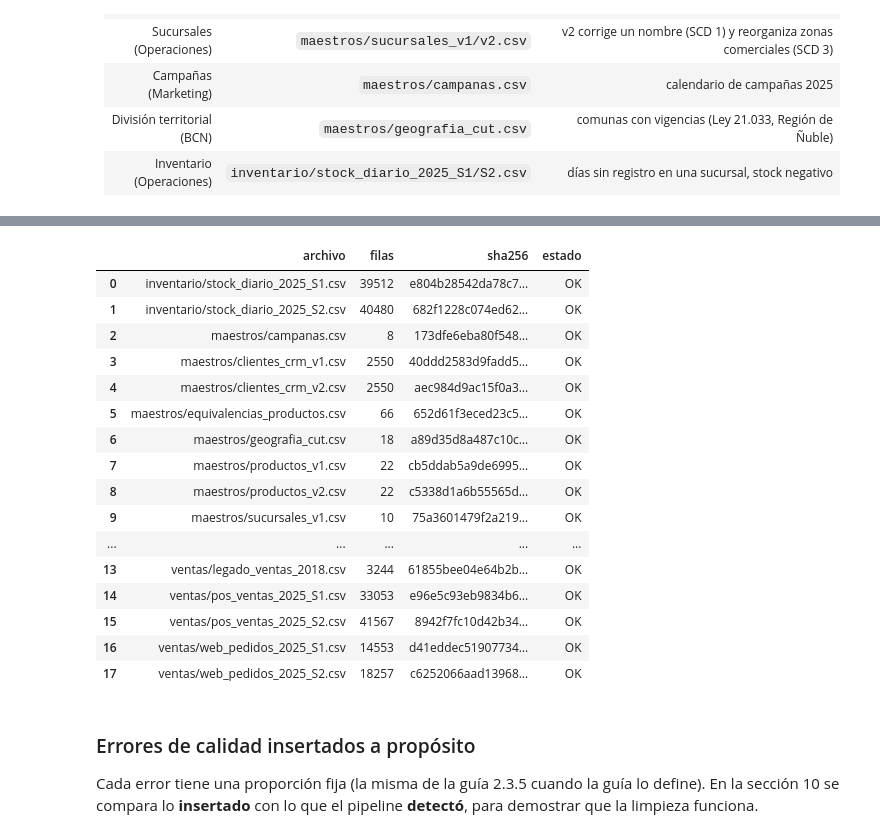
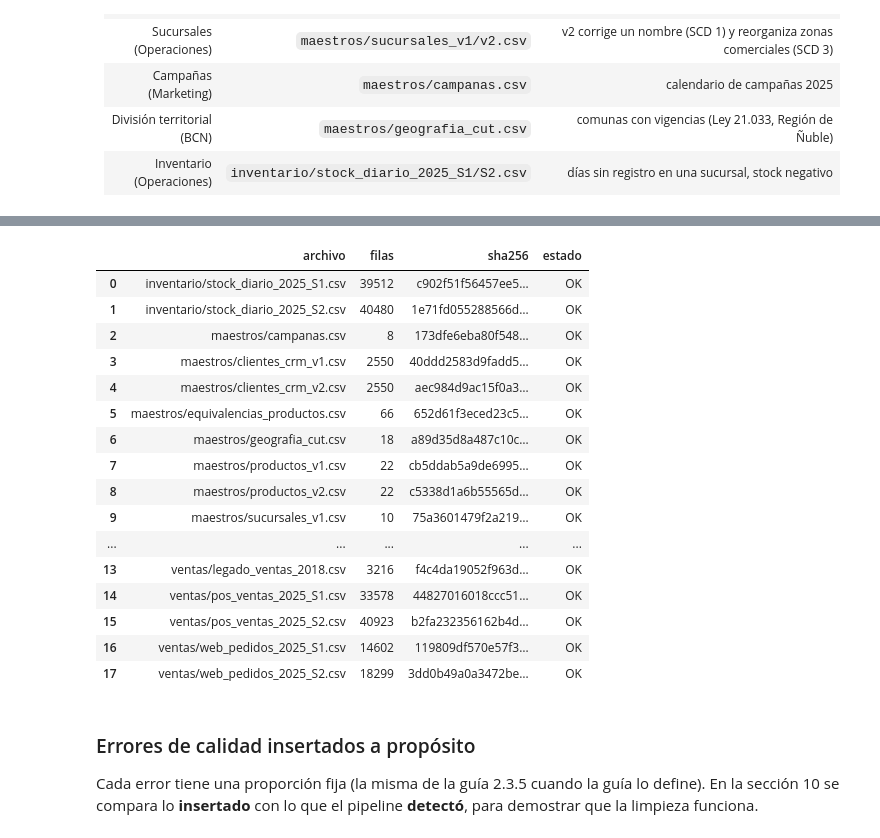
Before and after one commit to JenniferAlbornoz/dataretail360-etl, a Jupyter notebook: notebooks/dataretail360_pipeline.ipynb, the cells around one changed output, grey strips where cells are left out. Cells and saved outputs as stored; diff of their text form; code cells hidden in the pictures.

```diff
--- a/notebooks/dataretail360_pipeline.ipynb
+++ b/notebooks/dataretail360_pipeline.ipynb
@@ -506,10 +506,25 @@ INV_ESTADO = {'stock': {(s, k): int(rng.integers(40, 90)) for s in _SUCS_INV for
               'reorden': {(s, k): int(rng.integers(6, 18)) for s in _SUCS_INV for k in SKUS}}
 
 
+rng_inv = np.random.default_rng(SEMILLA + 1)       # generador propio del inventario (no altera las ventas)
+
+
+def preparar_reposicion(ventas_anio):
+    """Ajusta la política de reposición a la demanda real de cada sucursal y producto:
+    punto de reorden ≈ 7 días de venta y lote ≈ 14–22 días de venta (mínimos de 6 y 30 unidades)."""
+    dem = (ventas_anio[ventas_anio.estado == 'OK'].groupby(['codigo_sucursal', 'sku'])['cantidad'].sum() / 365).to_dict()
+    INV_ESTADO['demanda'] = dem
+    for (s, k) in INV_ESTADO['stock']:
+        d = dem.get((s, k), 0)
+        INV_ESTADO['reorden'][(s, k)] = max(INV_ESTADO['reorden'][(s, k)], int(np.ceil(d * 7)))
+        INV_ESTADO['stock'][(s, k)] = max(INV_ESTADO['stock'][(s, k)], int(d * 20))
+
+
 def generar_inventario(ventas, fechas):
     """Snapshot diario de stock por producto y sucursal, coherente con las ventas (el stock se arrastra entre meses)."""
     v = ventas[ventas.estado == 'OK'].groupby(['fecha', 'codigo_sucursal', 'sku'])['cantidad'].sum().to_dict()
     st_, ped, pend, reo = INV_ESTADO['stock'], INV_ESTADO['pedidos'], INV_ESTADO['pendiente'], INV_ESTADO['reorden']
+    dem = INV_ESTADO.get('demanda', {})
     filas = []
     for f in fechas:
         for s in _SUCS_INV:
@@ -520,7 +535,8 @@ def generar_inventario(ventas, fechas):
                 st = max(st_[(s, k)] + rec - int(v.get((f, s, k), 0)), 0)
                 st_[(s, k)] = st
                 if st <= reo[(s, k)] and (s, k) not in pend:
-                    ped[(f + timedelta(days=int(rng.integers(2, 10))), s, k)] = int(rng.integers(30, 70))
+                    lote = max(int(rng_inv.integers(30, 70)), int(round(dem.get((s, k), 0) * rng_inv.uniform(14, 22))))
+                    ped[(f + timedelta(days=int(rng_inv.integers(2, 10))), s, k)] = lote
                     pend.add((s, k))
                 filas.append((f, k, s, st, rec))
     inv = pd.DataFrame(filas, columns=['fecha', 'sku', 'codigo_sucursal', 'stock_cierre', 'unidades_recibidas'])
@@ -561,6 +577,14 @@ def generar_fuentes():
         pos_s[sem].append(ensuciar_pos(vt[vt.codigo_sucursal != 'WEB']))
         web_s[sem].append(exportar_web(vt[vt.codigo_sucursal == 'WEB']))
         dev_s[sem].append(generar_devoluciones(vt))
+    # Inventario: se genera después de conocer la demanda del año, para que la reposición sea coherente con lo que vende cada sucursal
+    preparar_reposicion(pd.concat(todas, ignore_index=True))
+    for mes in range(1, 13):
+        sem = 1 if mes <= 6 else 2
+        ini = date(2025, mes, 1)
+        fin = date(2025 + (mes == 12), mes % 12 + 1, 1)
+        fechas = [ini + timedelta(days=i) for i in range((fin - ini).days)]
+        vt = todas[mes - 1]
         inv = generar_inventario(vt, fechas)
         # Problemas de calidad en inventario: Antofagasta no informó stock del 10 al 23 de marzo; algunos negativos
         if mes == 3:
@@ -631,6 +655,6 @@ revision.assign(sha256=lambda d: d.sha256.str[:16] + '…')[['archivo', 'filas',
 |  | archivo | filas | sha256 | estado |
-| 0 | inventario/stock_diario_2025_S1.csv | 39512 | e804b28542da78c7… | OK |
-| 1 | inventario/stock_diario_2025_S2.csv | 40480 | 682f1228c074ed62… | OK |
+| 0 | inventario/stock_diario_2025_S1.csv | 39512 | c902f51f56457ee5… | OK |
+| 1 | inventario/stock_diario_2025_S2.csv | 40480 | 1e71fd055288566d… | OK |
 | 2 | maestros/campanas.csv | 8 | 173dfe6eba80f548… | OK |
 | 3 | maestros/clientes_crm_v1.csv | 2550 | 40ddd2583d9fadd5… | OK |
 | 4 | maestros/clientes_crm_v2.csv | 2550 | aec984d9ac15f0a3… | OK |
@@ -640,11 +664,11 @@ revision.assign(sha256=lambda d: d.sha256.str[:16] + '…')[['archivo', 'filas',
 | 8 | maestros/productos_v2.csv | 22 | c5338d1a6b55565d… | OK |
 | 9 | maestros/sucursales_v1.csv | 10 | 75a3601479f2a219… | OK |
 | ... | ... | ... | ... | ... |
-| 13 | ventas/legado_ventas_2018.csv | 3244 | 61855bee04e64b2b… | OK |
-| 14 | ventas/pos_ventas_2025_S1.csv | 33053 | e96e5c93eb9834b6… | OK |
-| 15 | ventas/pos_ventas_2025_S2.csv | 41567 | 8942f7fc10d42b34… | OK |
-| 16 | ventas/web_pedidos_2025_S1.csv | 14553 | d41eddec51907734… | OK |
-| 17 | ventas/web_pedidos_2025_S2.csv | 18257 | c6252066aad13968… | OK |
+| 13 | ventas/legado_ventas_2018.csv | 3216 | f4c4da19052f963d… | OK |
+| 14 | ventas/pos_ventas_2025_S1.csv | 33578 | 44827016018ccc51… | OK |
+| 15 | ventas/pos_ventas_2025_S2.csv | 40923 | b2fa232356162b4d… | OK |
+| 16 | ventas/web_pedidos_2025_S1.csv | 14602 | 119809df570e57f3… | OK |
+| 17 | ventas/web_pedidos_2025_S2.csv | 18299 | 3dd0b49a0a3472be… | OK |
 # %% [markdown]
 ### Errores de calidad insertados a propósito
 
```
Also changed, not shown: parts of 33 cells of this notebook.
